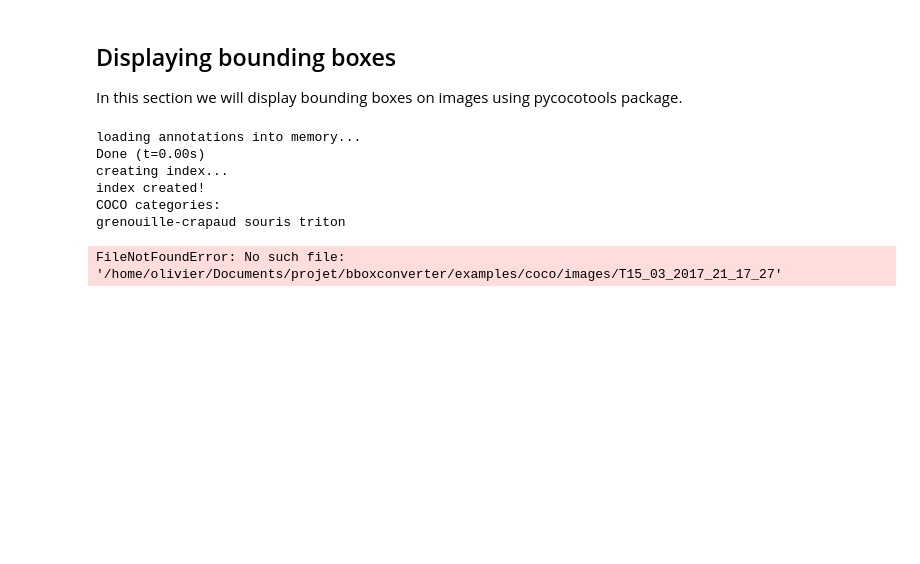
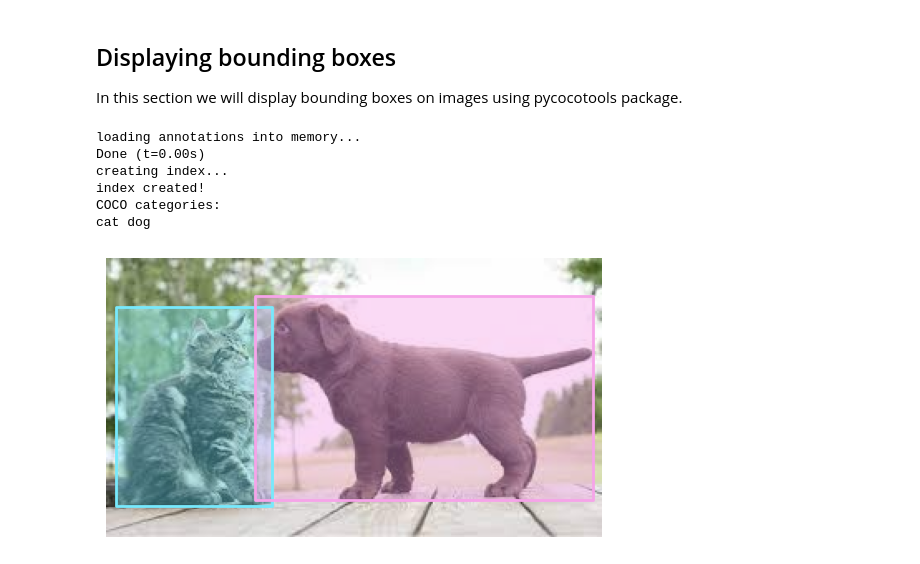
Before and after one commit to ODAncona/bboxconverter, a Jupyter notebook: demo.ipynb, the cells around one changed output. Drawn from its saved outputs; the diff is of its cells as text; code cells hidden in the pictures; blank space fills up the shorter version.

Commit message:
Train, Test split

```diff
--- a/demo.ipynb
+++ b/demo.ipynb
@@ -117,34 +114,34 @@ In this section we will display bounding boxes on images using pycocotools packa
 import skimage.io as io
 import matplotlib.pyplot as plt
 import numpy as np
 from pycocotools.coco import COCO
 
 # Load COCO annotations
-annFile = f'./examples/output/test2.json'
+annFile = f'./examples/import_demo/coco/result.json'
 coco = COCO(annFile)
 cats = coco.loadCats(coco.getCatIds())
 nms = [cat['name'] for cat in cats]
 print(f'COCO categories: \n{" ".join(nms)}\n')
 
 # Get all images containing given categories, select one at random
 catIds = coco.getCatIds(catNms=['cat', 'dog'])
 imgIds = coco.getImgIds(catIds=catIds)
 img = coco.loadImgs(imgIds[np.random.randint(0, len(imgIds))])[0]
 
 # Load and display image
 I = io.imread(
-    f'examples/coco/images/{img["file_name"].split("/")[-1]}'
+    f'examples/import_demo/coco/images/{img["file_name"].split("/")[-1]}'
 )
 plt.imshow(I)
 plt.axis('off')
 annIds = coco.getAnnIds(imgIds=img['id'], catIds=catIds, iscrowd=None)
 anns = coco.loadAnns(annIds)
 coco.showAnns(anns, draw_bbox=True)
 # %% [output]
 loading annotations into memory...
 Done (t=0.00s)
 creating index...
 index created!
 COCO categories:
-grenouille-crapaud souris triton
+cat dog
-FileNotFoundError: No such file: '/home/olivier/Documents/projet/bboxconverter/examples/coco/images/T15_03_2017_21_17_27'
+[figure, added]
```
Also changed, not shown: parts of 3 cells of this notebook, 4 other files.
